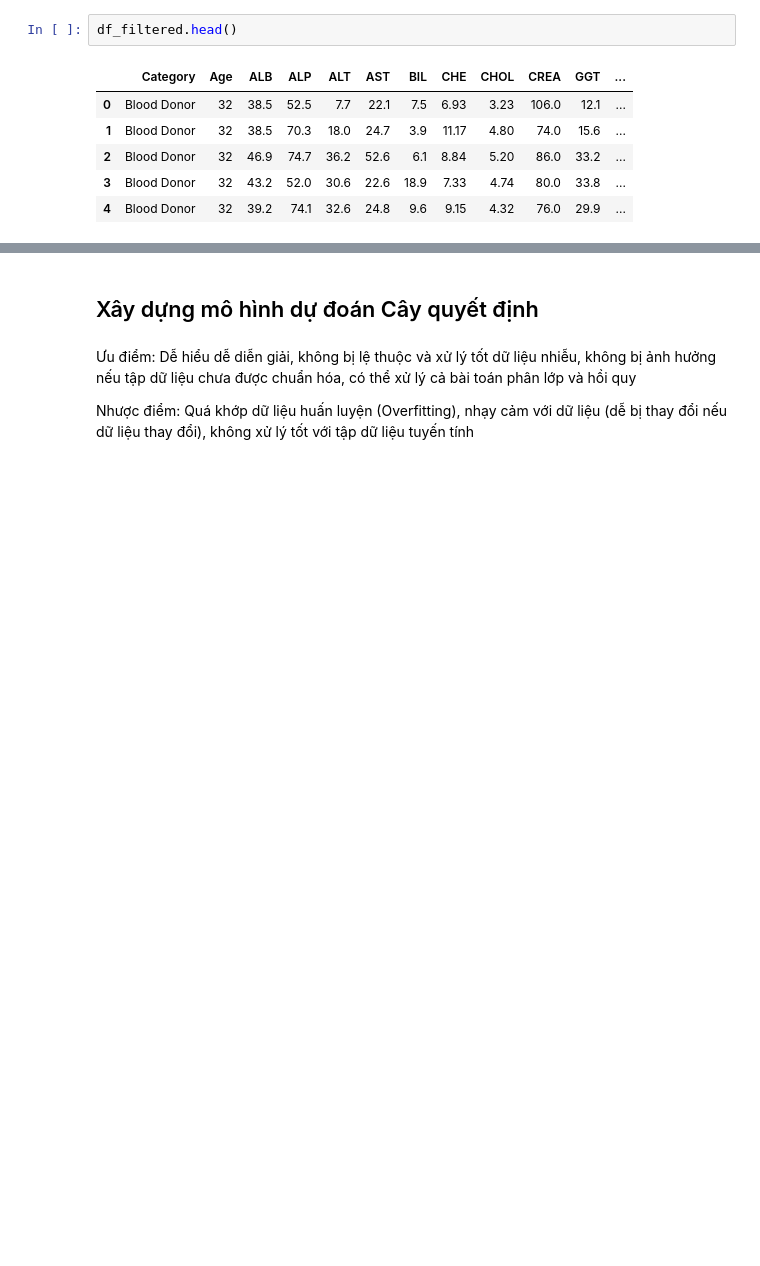
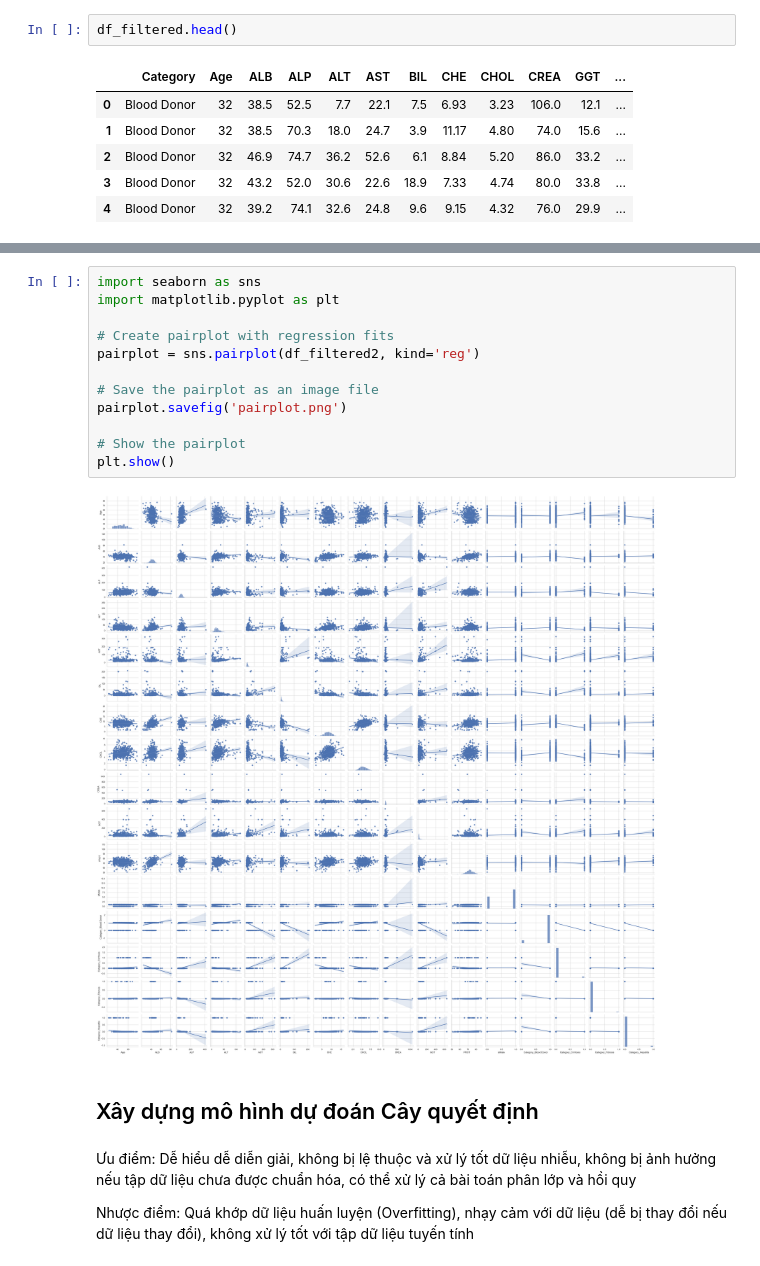
Before and after one commit to huynhutluong/HCV-prediction, a Jupyter notebook: Model/HCV_model.ipynb, the cells around one changed output, grey strips where cells are left out. Drawn from its saved outputs; the diff is of its cells as text; blank space fills up the shorter version.

```diff
--- a/Model/HCV_model.ipynb
+++ b/Model/HCV_model.ipynb
@@ -1221,3 +1246,17 @@ df_filtered.head()
+# %%
+import seaborn as sns
+import matplotlib.pyplot as plt
+
+# Create pairplot with regression fits
+pairplot = sns.pairplot(df_filtered2, kind='reg')
+
+# Save the pairplot as an image file
+pairplot.savefig('pairplot.png')
+
+# Show the pairplot
+plt.show()
+# %% [output]
+[figure, added]
 # %% [markdown]
 <h2>Xây dựng mô hình dự đoán Cây quyết định</h2>
 # %% [markdown]
```
Also changed, not shown: parts of 24 cells of this notebook, 27 other files.
